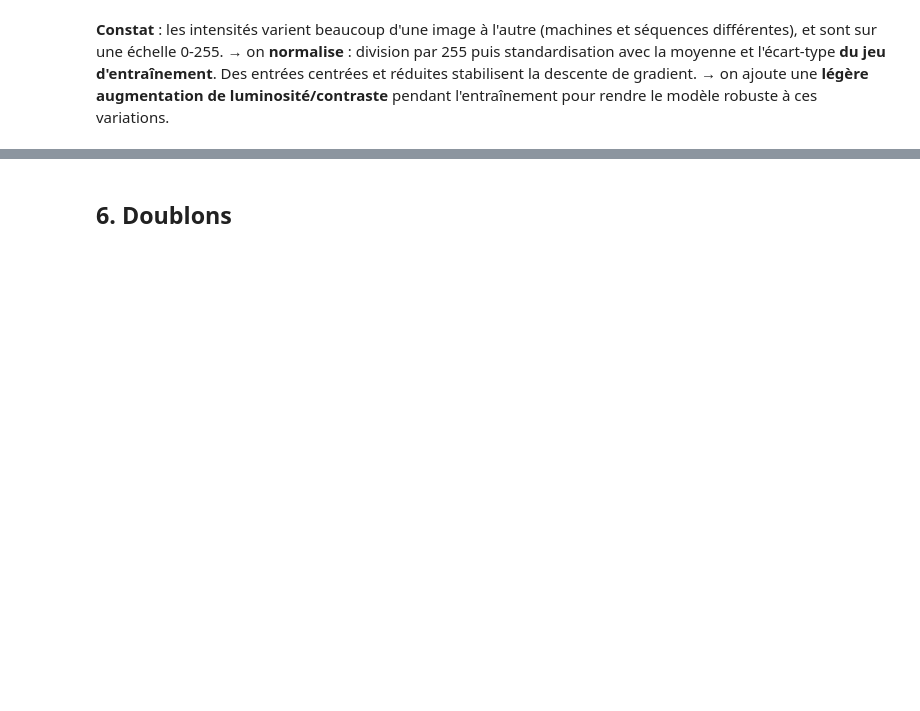
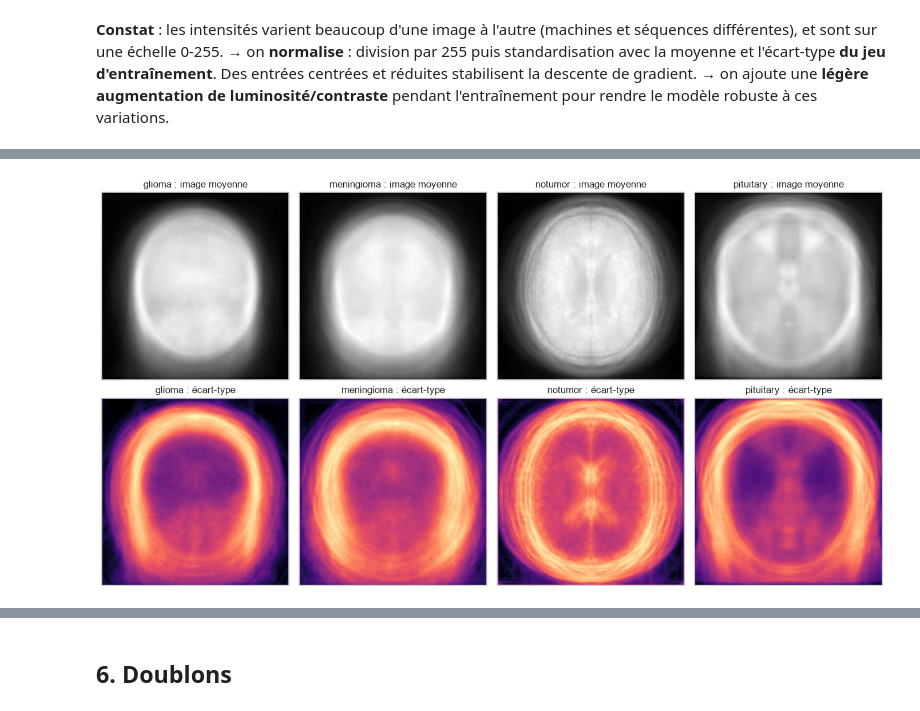
Before and after one commit to Chlooow/neuro-cnn-classifier, a Jupyter notebook: notebooks/01-eda.ipynb, the cells around one changed output, grey strips where cells are left out. Saved outputs shown, nothing was run; the diff lists cells and outputs as text; code cells hidden in the pictures; blank space fills up the shorter version.

```diff
--- a/notebooks/01-eda.ipynb
+++ b/notebooks/01-eda.ipynb
@@ -163,0 +298,12 @@ train_df.groupby("classe")["intensité moyenne"].describe().round(1)
+# %%
+fig, axes = plt.subplots(2, 4, figsize=(14, 7.5))
+for j, c in enumerate(CLASS_NAMES):
+    mean_img = sums[c] / n[c]
+    std_img = np.sqrt(sqs[c] / n[c] - mean_img ** 2)
+    axes[0, j].imshow(mean_img, cmap="gray"); axes[0, j].set_title(f"{c} : image moyenne")
+    axes[1, j].imshow(std_img, cmap="magma"); axes[1, j].set_title(f"{c} : écart-type")
+for a in axes.flat:
+    a.set_xticks([]); a.set_yticks([])
+plt.tight_layout(); plt.savefig(FIG / "eda_mean_images.png", dpi=150); plt.show()
+# %% [output]
+[figure, added]
```
Also changed, not shown: parts of 20 cells of this notebook, 4 other files.
